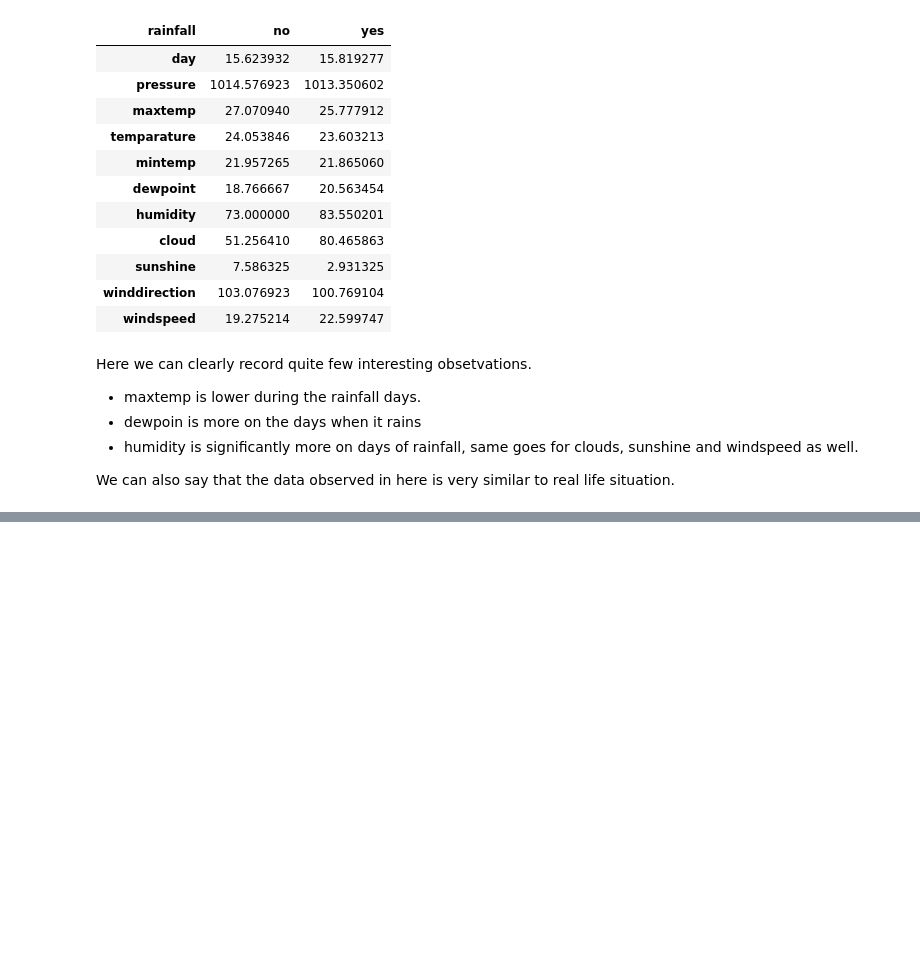
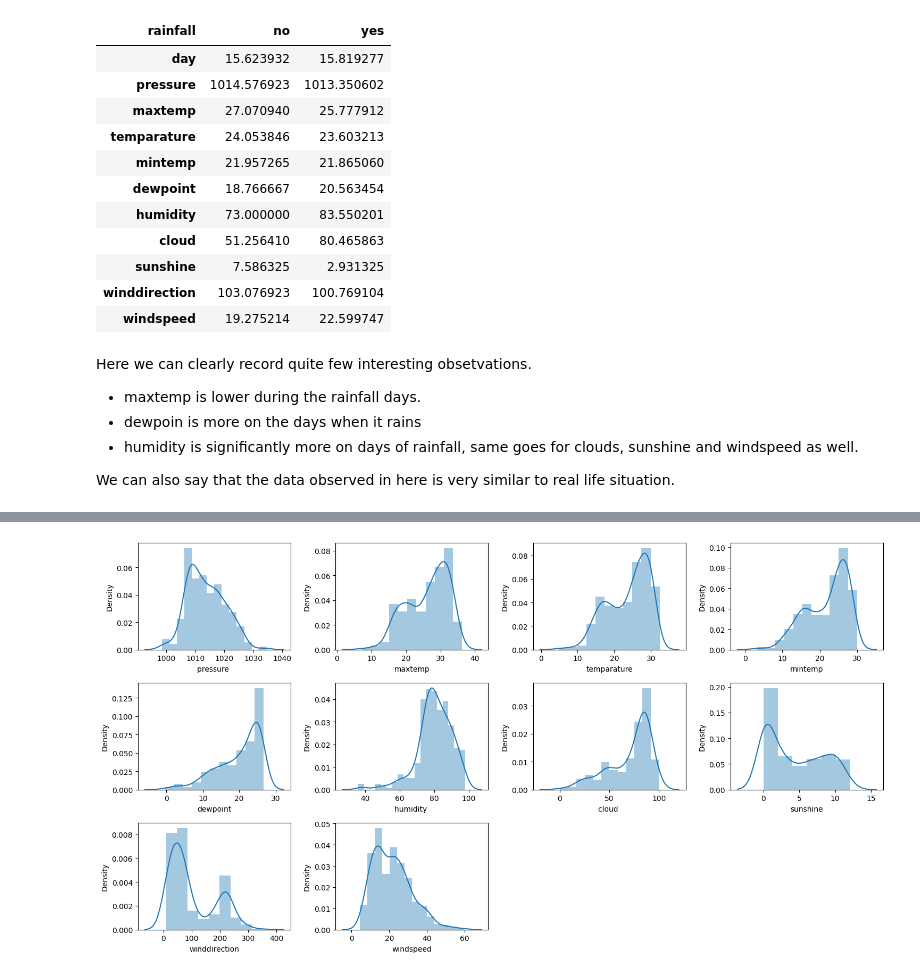
Before and after one commit to rizz045/Rainfall-Prediction-using-Machine-Learning, a Jupyter notebook: Rainfall_Prediction_using_Machine_Learning.ipynb, the cells around one changed output, grey strips where cells are left out. Cells and saved outputs as stored; diff of their text form; code cells hidden in the pictures; blank space fills up the shorter version.

```diff
--- a/Rainfall_Prediction_using_Machine_Learning.ipynb
+++ b/Rainfall_Prediction_using_Machine_Learning.ipynb
@@ -143,3 +151,9 @@ Here we can clearly record quite few interesting obsetvations.
 - humidity is significantly more on days of rainfall, same goes for clouds, sunshine and windspeed as well.
 
 We can also say that the data observed in here is very similar to real life situation.
+# %%
+# We don't have any use of days column so let's remove it
+df.drop('day', axis=1, inplace=True)
+# %%
+num_cols = list(df.select_dtypes(include=np.number).columns)
+num_cols
@@ -146,2 +171,10 @@ We can also say that the data observed in here is very similar to real life situ
 # %%
 # Let's check the distribution of the numerical columns of the dataset
+plt.figure(figsize=(15,8))
+for i, col in enumerate(num_cols):
+    plt.subplot(3, 4, i+1)
+    sns.distplot(df[col])
+    plt.tight_layout()
+plt.show()
+# %% [output]
+[figure, added]
```
Also changed, not shown: parts of 12 cells of this notebook.
